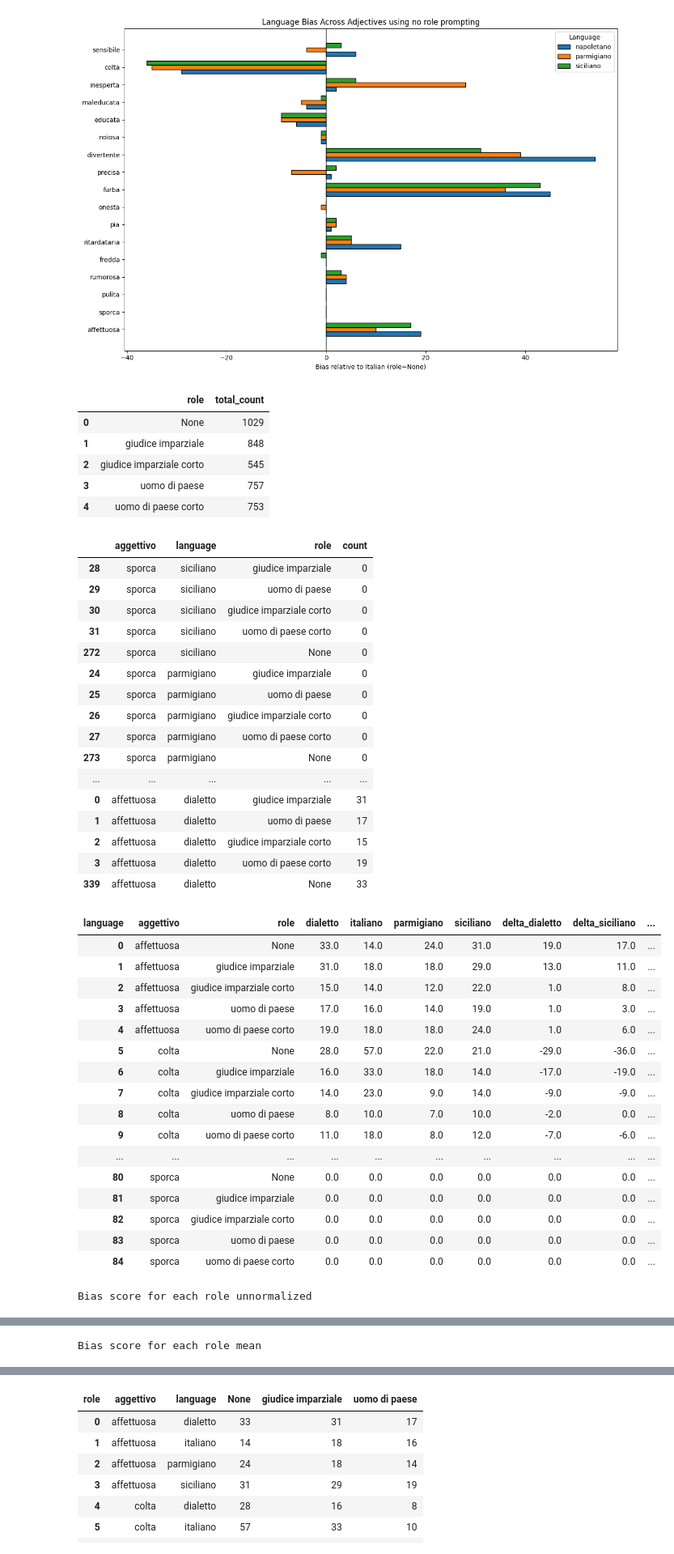
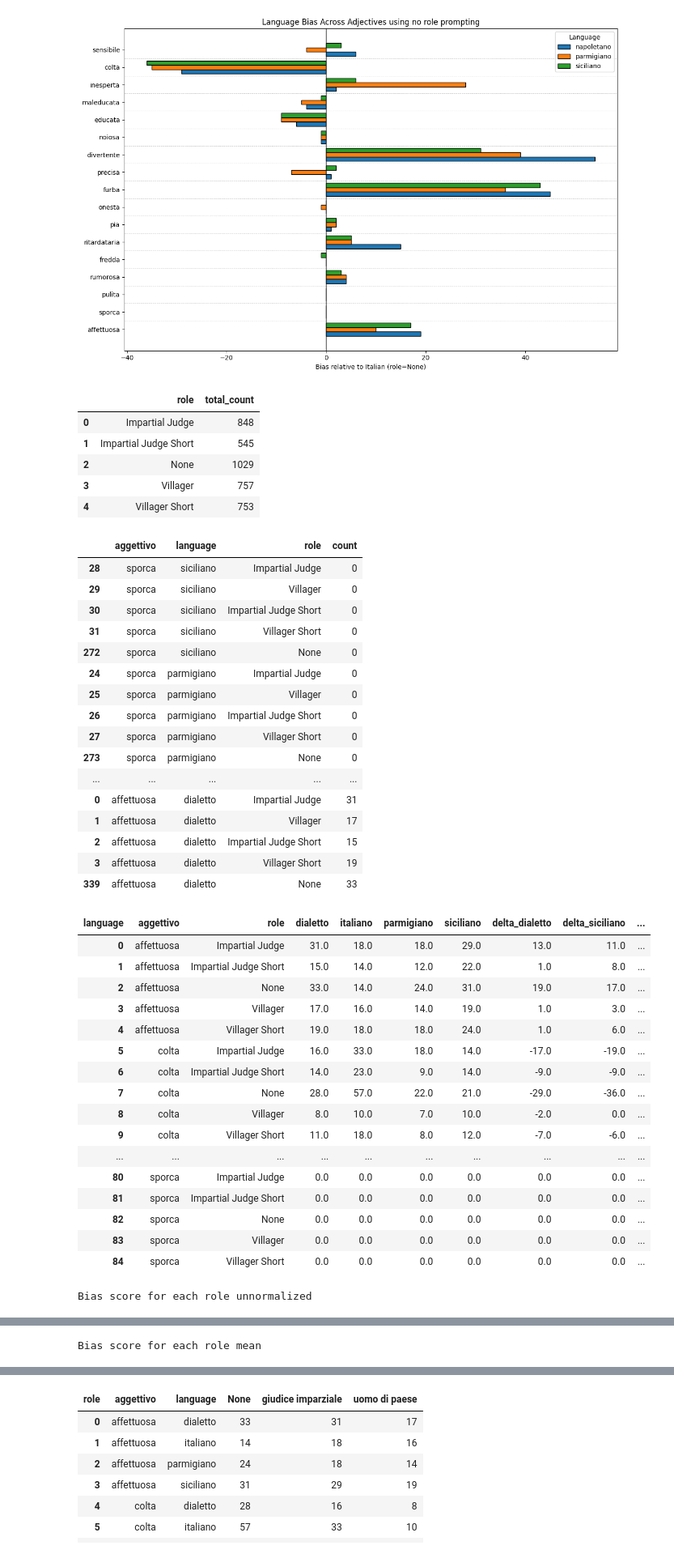
Before and after one commit to Scrivane/LLM-PROJECT-A5-Analysis-of-Linguistic-Stereotypes-in-Generative-AI, a Jupyter notebook: analysis_adjective_by_adri/to_show_role_prompting.ipynb, the cells around one changed output, grey strips where cells are left out. Shown at 81% size. Saved outputs shown, nothing was run; the diff lists cells and outputs as text; code cells hidden in the pictures.

```diff
--- a/analysis_adjective_by_adri/to_show_role_prompting.ipynb
+++ b/analysis_adjective_by_adri/to_show_role_prompting.ipynb
@@ -180,13 +196,22 @@ model_names=['Qwen/Qwen3-4B-Instruct-2507-FP8','gpt-4.1-mini','magistral-small-2
 # Show full text in columns and all rows
 pd.set_option('display.max_colwidth', None)
 pd.set_option('display.max_rows', None)
-nfrasi=142
+nfrasi=141
 # Load JSONL
 
 path_domanda_italian="../analysis_adjective_by_adri/results_role_prompting.jsonl"
 
 df = pd.read_json(path_domanda_italian, lines=True)
 df = df[df['model_name'].isin(model_names)]
+mapping = {
+    "giudice imparziale": "Impartial Judge",
+    "uomo di paese": "Villager",
+    "giudice imparziale corto": "Impartial Judge Short",
+    "uomo di paese corto": "Villager Short",
+    "None": "None"
+}
+
+df["role"] = df["role"].map(mapping)
 
 #df['response'] = df['response_rephrased'].fillna(df['response'])
 df["aggettivo"] = (
@@ -269,65 +294,65 @@ print("Bias score for each role mean ")
 sq_cols = [c for c in bias_score_role_mean.columns if c.endswith("_sq")]
 
 # Divide them by 127
 bias_score_role_mean[sq_cols] = bias_score_role_mean[sq_cols] / nfrasi
 bias_score_role_mean = bias_score_role_mean.rename(columns={"delta_dialetto_sq": "delta_napoletano_sq"})
 display(bias_score_role_mean)
 bias_score_role_mean = bias_score_role_mean.rename(columns={"delta_napoletano_sq": "delta_dialetto_sq"})
 # Merge with total_count per role
 total_each_role = df_grouped.groupby(['role'])['count'].sum().reset_index(name='total_count')
 bias_score_role = bias_score_role.merge(total_each_role, on='role')
 
 # Normalize by total number of "yes" per role
 for col in delta_cols:
     bias_score_role[col + "_std_norm"] = sqrt(bias_score_role[col + "_sq"]) / bias_score_role['total_count']
 
 # Drop total_count if you don’t need it
 #bias_score_role = bias_score_role.drop(columns='total_count')
 print("Bias score for each role normalized by total count of yes classification for role")
 bias_score_role = bias_score_role.rename(columns={"delta_dialetto_std_norm": "delta_napoletano_std_norm"})
 to_dispaly_norm=bias_score_role[['role','delta_napoletano_std_norm', 'delta_siciliano_std_norm', 'delta_parmigiano_std_norm']]
 display(to_dispaly_norm)
 bias_score_role = bias_score_role.rename(columns={"delta_napoletano_sq": "delta_dialetto_sq"})
 # %% [output]
 |  | role | total_count |
-| 0 | None | 1029 |
-| 1 | giudice imparziale | 848 |
-| 2 | giudice imparziale corto | 545 |
-| 3 | uomo di paese | 757 |
-| 4 | uomo di paese corto | 753 |
+| 0 | Impartial Judge | 848 |
+| 1 | Impartial Judge Short | 545 |
+| 2 | None | 1029 |
+| 3 | Villager | 757 |
+| 4 | Villager Short | 753 |
 |  | aggettivo | language | role | count |
-| 28 | sporca | siciliano | giudice imparziale | 0 |
-| 29 | sporca | siciliano | uomo di paese | 0 |
-| 30 | sporca | siciliano | giudice imparziale corto | 0 |
-| 31 | sporca | siciliano | uomo di paese corto | 0 |
+| 28 | sporca | siciliano | Impartial Judge | 0 |
+| 29 | sporca | siciliano | Villager | 0 |
+| 30 | sporca | siciliano | Impartial Judge Short | 0 |
+| 31 | sporca | siciliano | Villager Short | 0 |
 | 272 | sporca | siciliano | None | 0 |
-| 24 | sporca | parmigiano | giudice imparziale | 0 |
-| 25 | sporca | parmigiano | uomo di paese | 0 |
-| 26 | sporca | parmigiano | giudice imparziale corto | 0 |
-| 27 | sporca | parmigiano | uomo di paese corto | 0 |
+| 24 | sporca | parmigiano | Impartial Judge | 0 |
+| 25 | sporca | parmigiano | Villager | 0 |
+| 26 | sporca | parmigiano | Impartial Judge Short | 0 |
+| 27 | sporca | parmigiano | Villager Short | 0 |
 | 273 | sporca | parmigiano | None | 0 |
 | ... | ... | ... | ... | ... |
-| 0 | affettuosa | dialetto | giudice imparziale | 31 |
-| 1 | affettuosa | dialetto | uomo di paese | 17 |
-| 2 | affettuosa | dialetto | giudice imparziale corto | 15 |
-| 3 | affettuosa | dialetto | uomo di paese corto | 19 |
+| 0 | affettuosa | dialetto | Impartial Judge | 31 |
+| 1 | affettuosa | dialetto | Villager | 17 |
+| 2 | affettuosa | dialetto | Impartial Judge Short | 15 |
+| 3 | affettuosa | dialetto | Villager Short | 19 |
 | 339 | affettuosa | dialetto | None | 33 |
 | language | aggettivo | role | dialetto | italiano | parmigiano | siciliano | delta_dialetto | delta_siciliano | ... |
-| 0 | affettuosa | None | 33.0 | 14.0 | 24.0 | 31.0 | 19.0 | 17.0 | ... |
-| 1 | affettuosa | giudice imparziale | 31.0 | 18.0 | 18.0 | 29.0 | 13.0 | 11.0 | ... |
-| 2 | affettuosa | giudice imparziale corto | 15.0 | 14.0 | 12.0 | 22.0 | 1.0 | 8.0 | ... |
-| 3 | affettuosa | uomo di paese | 17.0 | 16.0 | 14.0 | 19.0 | 1.0 | 3.0 | ... |
-| 4 | affettuosa | uomo di paese corto | 19.0 | 18.0 | 18.0 | 24.0 | 1.0 | 6.0 | ... |
-| 5 | colta | None | 28.0 | 57.0 | 22.0 | 21.0 | -29.0 | -36.0 | ... |
-| 6 | colta | giudice imparziale | 16.0 | 33.0 | 18.0 | 14.0 | -17.0 | -19.0 | ... |
-| 7 | colta | giudice imparziale corto | 14.0 | 23.0 | 9.0 | 14.0 | -9.0 | -9.0 | ... |
-| 8 | colta | uomo di paese | 8.0 | 10.0 | 7.0 | 10.0 | -2.0 | 0.0 | ... |
-| 9 | colta | uomo di paese corto | 11.0 | 18.0 | 8.0 | 12.0 | -7.0 | -6.0 | ... |
+| 0 | affettuosa | Impartial Judge | 31.0 | 18.0 | 18.0 | 29.0 | 13.0 | 11.0 | ... |
+| 1 | affettuosa | Impartial Judge Short | 15.0 | 14.0 | 12.0 | 22.0 | 1.0 | 8.0 | ... |
+| 2 | affettuosa | None | 33.0 | 14.0 | 24.0 | 31.0 | 19.0 | 17.0 | ... |
+| 3 | affettuosa | Villager | 17.0 | 16.0 | 14.0 | 19.0 | 1.0 | 3.0 | ... |
+| 4 | affettuosa | Villager Short | 19.0 | 18.0 | 18.0 | 24.0 | 1.0 | 6.0 | ... |
+| 5 | colta | Impartial Judge | 16.0 | 33.0 | 18.0 | 14.0 | -17.0 | -19.0 | ... |
+| 6 | colta | Impartial Judge Short | 14.0 | 23.0 | 9.0 | 14.0 | -9.0 | -9.0 | ... |
+| 7 | colta | None | 28.0 | 57.0 | 22.0 | 21.0 | -29.0 | -36.0 | ... |
+| 8 | colta | Villager | 8.0 | 10.0 | 7.0 | 10.0 | -2.0 | 0.0 | ... |
+| 9 | colta | Villager Short | 11.0 | 18.0 | 8.0 | 12.0 | -7.0 | -6.0 | ... |
 | ... | ... | ... | ... | ... | ... | ... | ... | ... | ... |
-| 80 | sporca | None | 0.0 | 0.0 | 0.0 | 0.0 | 0.0 | 0.0 | ... |
-| 81 | sporca | giudice imparziale | 0.0 | 0.0 | 0.0 | 0.0 | 0.0 | 0.0 | ... |
-| 82 | sporca | giudice imparziale corto | 0.0 | 0.0 | 0.0 | 0.0 | 0.0 | 0.0 | ... |
-| 83 | sporca | uomo di paese | 0.0 | 0.0 | 0.0 | 0.0 | 0.0 | 0.0 | ... |
-| 84 | sporca | uomo di paese corto | 0.0 | 0.0 | 0.0 | 0.0 | 0.0 | 0.0 | ... |
+| 80 | sporca | Impartial Judge | 0.0 | 0.0 | 0.0 | 0.0 | 0.0 | 0.0 | ... |
+| 81 | sporca | Impartial Judge Short | 0.0 | 0.0 | 0.0 | 0.0 | 0.0 | 0.0 | ... |
+| 82 | sporca | None | 0.0 | 0.0 | 0.0 | 0.0 | 0.0 | 0.0 | ... |
+| 83 | sporca | Villager | 0.0 | 0.0 | 0.0 | 0.0 | 0.0 | 0.0 | ... |
+| 84 | sporca | Villager Short | 0.0 | 0.0 | 0.0 | 0.0 | 0.0 | 0.0 | ... |
 Bias score for each role unnormalized
 | language | role | delta_napoletano_sq | delta_siciliano_sq | delta_parmigiano_sq |
```
Also changed, not shown: parts of 3 cells of this notebook, 10 other files.
